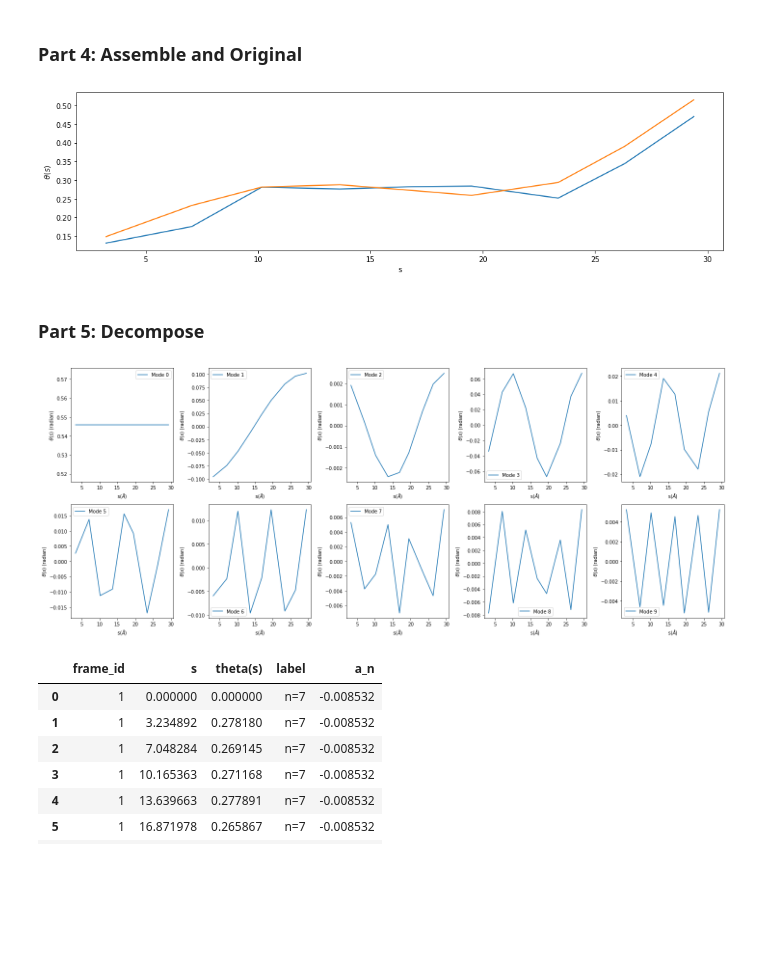
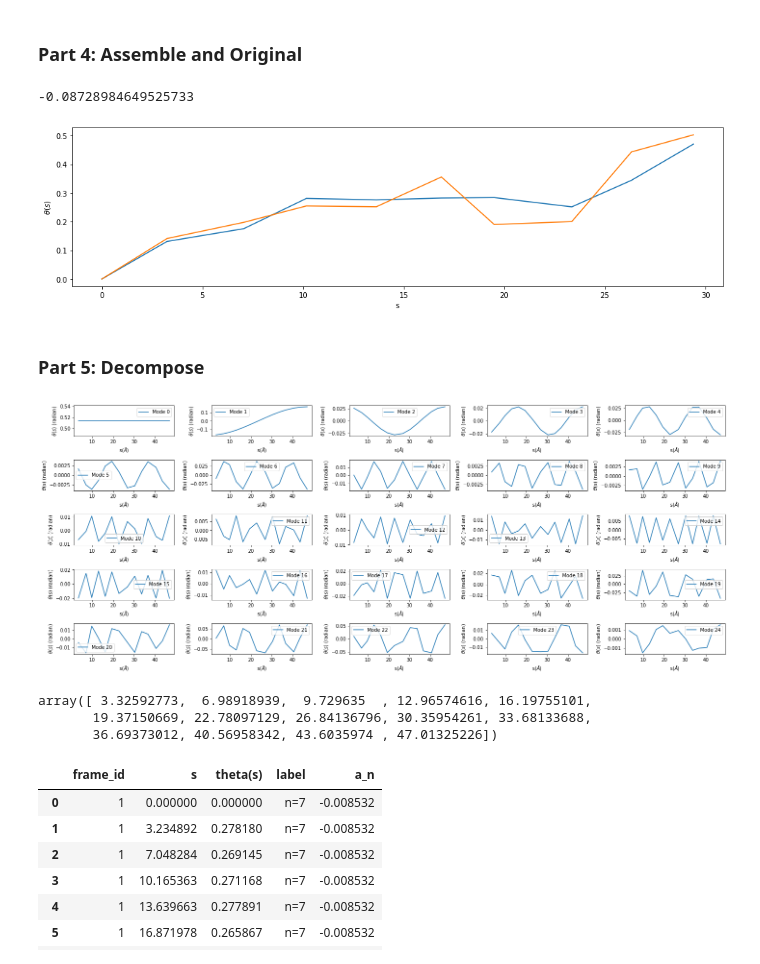
Before and after one commit to yizaochen/bentdna, a Jupyter notebook: notebooks/fourier_mode_decompose.ipynb, the cells around one changed output. Saved outputs shown, nothing was run; the diff lists cells and outputs as text; code cells hidden in the pictures; blank space fills up the shorter version.

```diff
--- a/notebooks/fourier_mode_decompose.ipynb
+++ b/notebooks/fourier_mode_decompose.ipynb
@@ -7,10 +8,7 @@ from bentdna import fourier_animation
 # %% [markdown]
 ### Part 1: Initialize
 # %%
-workfolder = '/home/yizaochen/codes/dna_rna/length_effect/find_helical_axis'
-host = 'pnas_16mer'
-bp_id_first = 3
-bp_id_last = 12
+host = 'atat_21mer'
 s_agent = shapefourier.ShapeAgent(workfolder, host)
 generator = fourier_animation.DataFrameGenerator(workfolder, host)
 # %% [output]
@@ -46,14 +44,22 @@ def get_slist_cos_list(n, frame_id, s_agent):
     return s_list, cos_list
 # %% [markdown]
 ### Part 4: Assemble and Original
+# %%
+n = 100
+frame_id = 1
+df_filter = s_agent.get_filter_df(frame_id)
+an = s_agent.get_an(n, df_filter)
+an
+# %% [output]
+-0.08728984649525733
 # %%
 # Ad-hoc variables
 frame_id = 1
 n_begin = 0
-n_end = 9
+n_end = 14
 
 s_list, theta_list = s_agent.get_slist_thetalist(frame_id)
-appr_theta_list = s_agent.get_approximate_theta(frame_id, n_begin, n_end)
+s_list, appr_theta_list = s_agent.get_approximate_theta(frame_id, n_begin, n_end)
 
 fig, ax = plt.subplots(nrows=1, ncols=1, figsize=(16,4))
 ax.plot(s_list, theta_list, label='original')
@@ -63,26 +69,26 @@ ax.set_ylabel(r"$\theta(s)$")
 
 plt.show()
 # %% [output]
-[figure, old version]
+[figure, new version]
 # %% [markdown]
 ### Part 5: Decompose
 # %%
 # Ad-hoc variables
 frame_id = 1
 
-fig, axes = plt.subplots(nrows=2, ncols=5, figsize=(20,8))
+fig, axes = plt.subplots(nrows=5, ncols=5, figsize=(20,8))
 
 n = 0
-for row_id in range(2):
+for row_id in range(5):
     for col_id in range(5):
         s_list, cos_list = get_slist_cos_list(n, frame_id, s_agent)
         ax = axes[row_id, col_id]
         ax.plot(s_list, cos_list, label=f"Mode {n}")
         ax.set_ylabel(r"$\theta(s)$ (radian)")
         ax.set_xlabel(r"s($\AA$)")
         ax.legend()
         n += 1
 plt.tight_layout()
 plt.show()
 # %% [output]
-[figure, old version]
+[figure, new version]
@@ -89,3 +97,9 @@ plt.show()
+# %%
+s_list
+# %% [output]
+array([ 3.32592773,  6.98918939,  9.729635  , 12.96574616, 16.19755101,
+       19.37150669, 22.78097129, 26.84136796, 30.35954261, 33.68133688,
+       36.69373012, 40.56958342, 43.6035974 , 47.01325226])
 # %%
 import plotly.express as px
 # %%
```
Also changed, not shown: parts of 4 cells of this notebook, 5 other files.
